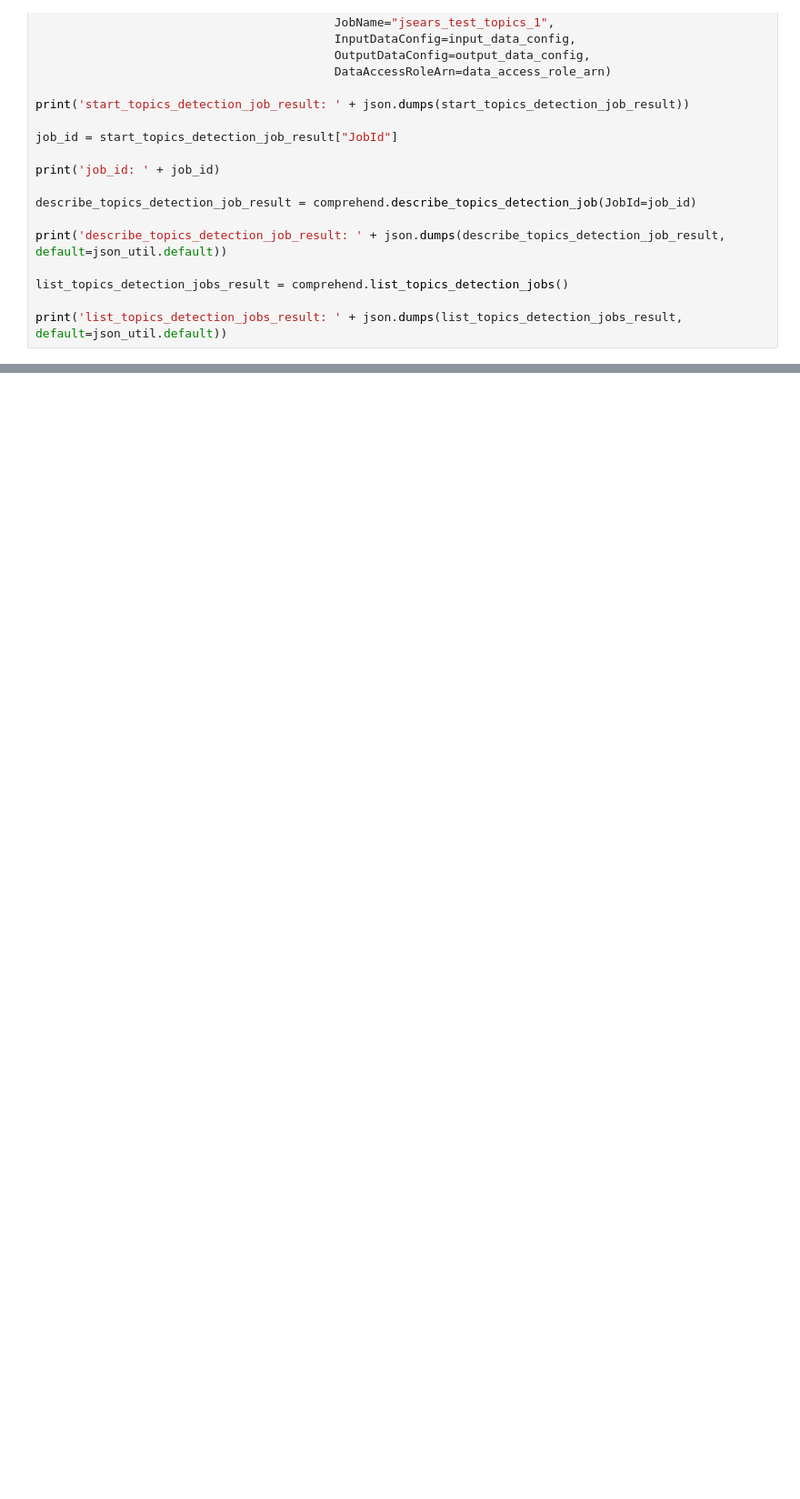
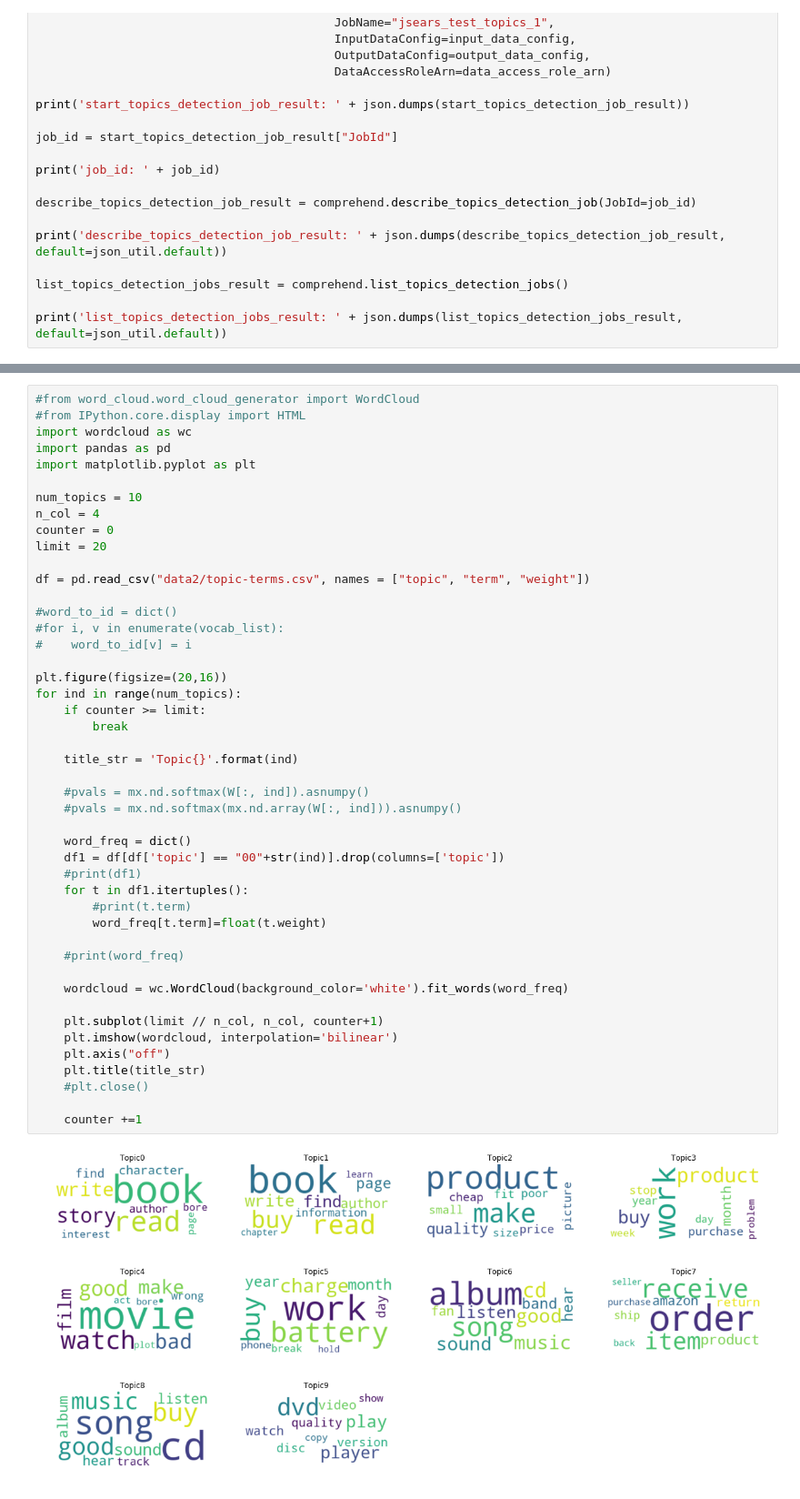
Before and after one commit to aaronsmoss3/nlp-lab, a Jupyter notebook: NLP-lab-test.ipynb, the cells around one changed output, grey strips where cells are left out. Shown at 91% size. Cells and saved outputs as stored; diff of their text form; blank space fills up the shorter version.

Commit message:
updated with word cloud

```diff
--- a/NLP-lab-test.ipynb
+++ b/NLP-lab-test.ipynb
@@ -58,0 +106,48 @@ print('list_topics_detection_jobs_result: ' + json.dumps(list_topics_detection_j
+# %%
+#from word_cloud.word_cloud_generator import WordCloud
+#from IPython.core.display import HTML
+import wordcloud as wc
+import pandas as pd
+import matplotlib.pyplot as plt
+
+num_topics = 10
+n_col = 4
+counter = 0
+limit = 20
+
+df = pd.read_csv("data2/topic-terms.csv", names = ["topic", "term", "weight"])
+
+#word_to_id = dict()
+#for i, v in enumerate(vocab_list):
+#    word_to_id[v] = i
+
+plt.figure(figsize=(20,16))
+for ind in range(num_topics):
+    if counter >= limit:
+        break
+
+    title_str = 'Topic{}'.format(ind)
+
+    #pvals = mx.nd.softmax(W[:, ind]).asnumpy()
+    #pvals = mx.nd.softmax(mx.nd.array(W[:, ind])).asnumpy()
+
+    word_freq = dict()
+    df1 = df[df['topic'] == "00"+str(ind)].drop(columns=['topic'])
+    #print(df1)
+    for t in df1.itertuples():
+        #print(t.term)
+        word_freq[t.term]=float(t.weight)
+
+    #print(word_freq)
+
+    wordcloud = wc.WordCloud(background_color='white').fit_words(word_freq)
+
+    plt.subplot(limit // n_col, n_col, counter+1)
+    plt.imshow(wordcloud, interpolation='bilinear')
+    plt.axis("off")
+    plt.title(title_str)
+    #plt.close()
+
+    counter +=1
+# %% [output]
+[figure, added]
```
Also changed, not shown: parts of 5 cells of this notebook.
